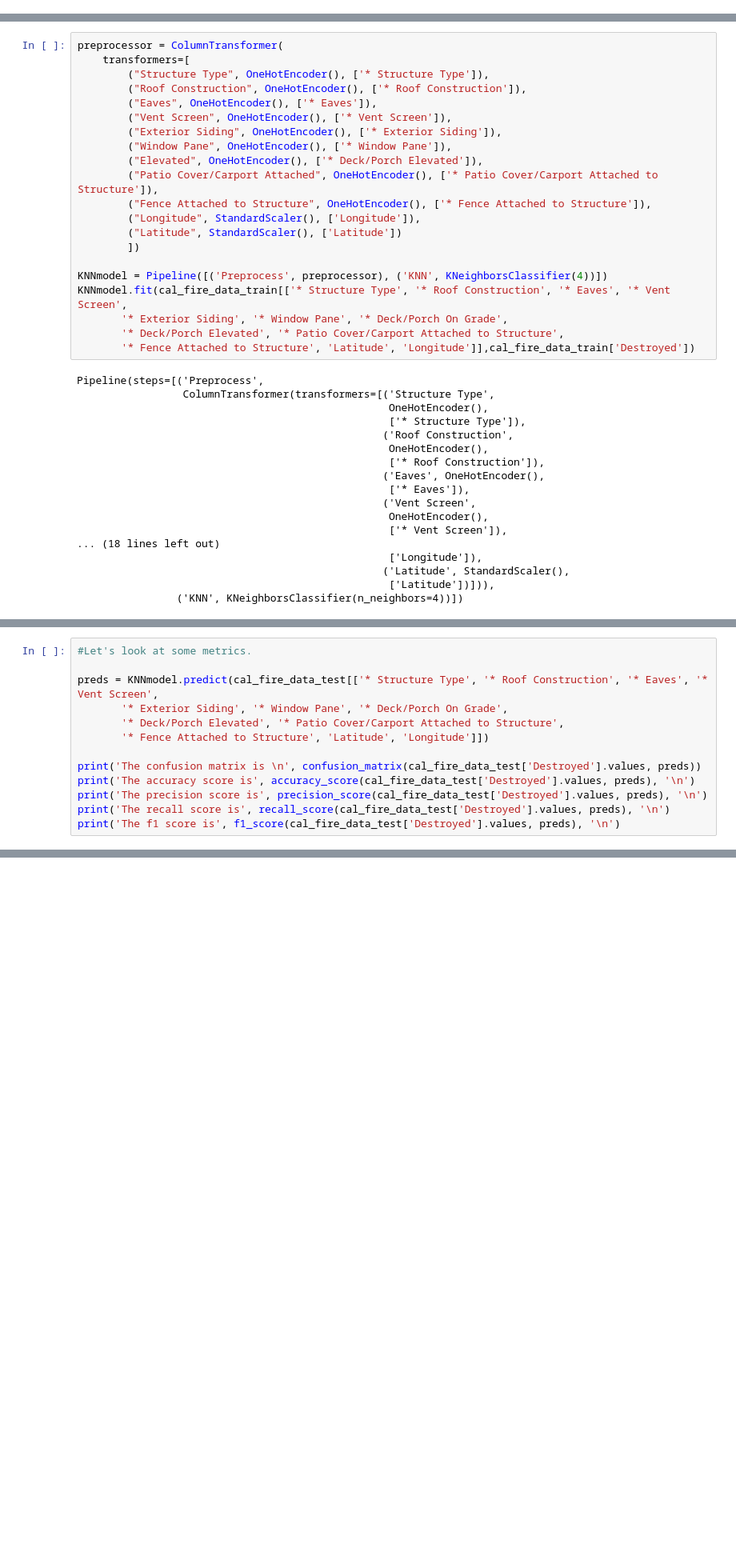
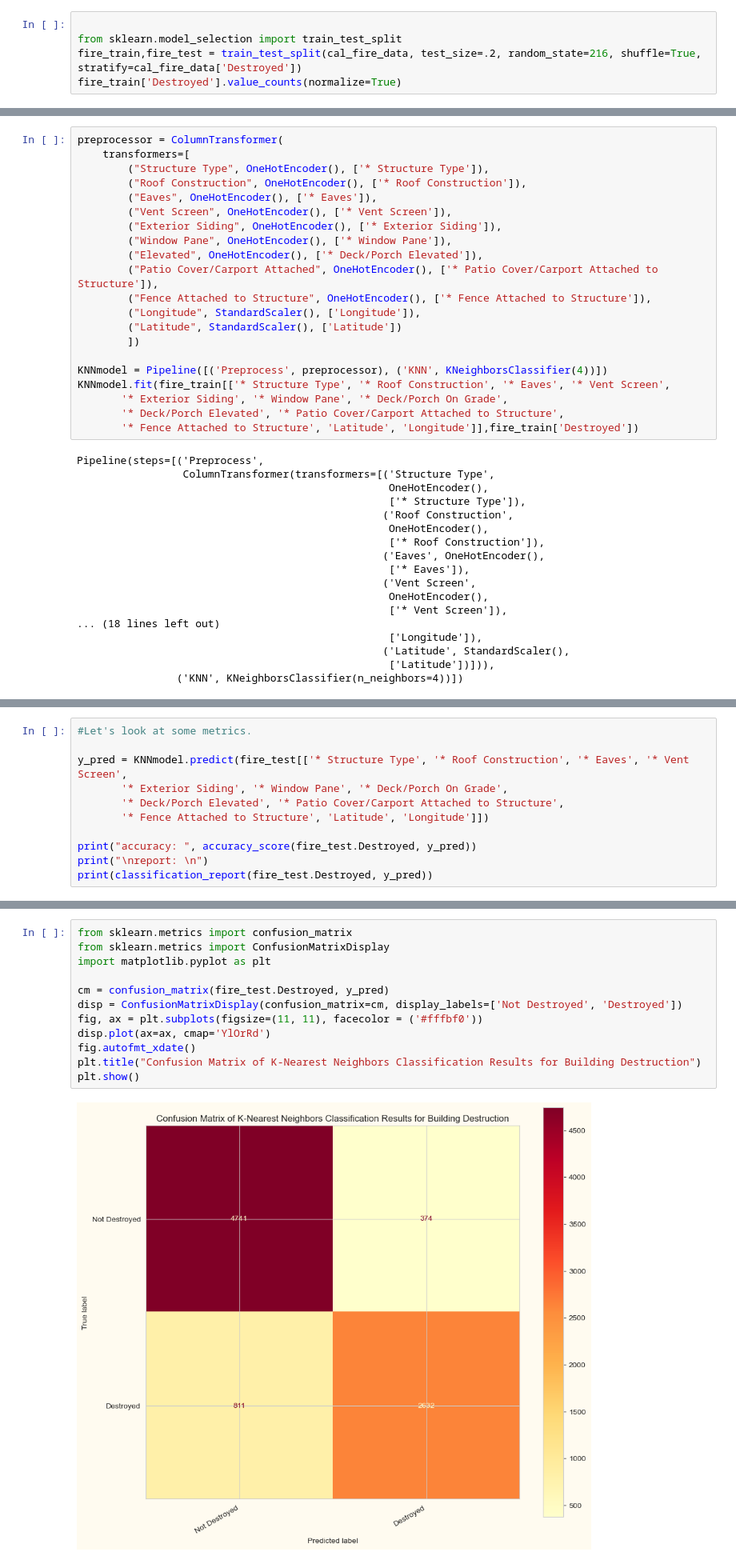
Before and after one commit to kbspecht/erdos-2025-wildfire-structural-damage, a Jupyter notebook: models/KNN_model.ipynb, the cells around one changed output, grey strips where cells are left out. Shown at 80% size. Saved outputs shown, nothing was run; the diff lists cells and outputs as text; blank space fills up the shorter version.

```diff
--- a/models/KNN_model.ipynb
+++ b/models/KNN_model.ipynb
@@ -17,0 +36,5 @@ cal_fire_data_train,cal_fire_data_test = train_test_split(cal_fire_data, test_si
+# %%
+
+from sklearn.model_selection import train_test_split
+fire_train,fire_test = train_test_split(cal_fire_data, test_size=.2, random_state=216, shuffle=True, stratify=cal_fire_data['Destroyed'])
+fire_train['Destroyed'].value_counts(normalize=True)
@@ -42,10 +70,10 @@ preprocessor = ColumnTransformer(
         ])
 
 KNNmodel = Pipeline([('Preprocess', preprocessor), ('KNN', KNeighborsClassifier(4))])
-KNNmodel.fit(cal_fire_data_train[['* Structure Type', '* Roof Construction', '* Eaves', '* Vent Screen',
+KNNmodel.fit(fire_train[['* Structure Type', '* Roof Construction', '* Eaves', '* Vent Screen',
        '* Exterior Siding', '* Window Pane', '* Deck/Porch On Grade',
        '* Deck/Porch Elevated', '* Patio Cover/Carport Attached to Structure',
-       '* Fence Attached to Structure', 'Latitude', 'Longitude']],cal_fire_data_train['Destroyed'])
+       '* Fence Attached to Structure', 'Latitude', 'Longitude']],fire_train['Destroyed'])
 # %% [output]
 Pipeline(steps=[('Preprocess',
                  ColumnTransformer(transformers=[('Structure Type',
@@ -67,14 +97,12 @@ Pipeline(steps=[('Preprocess',
 # %%
 #Let's look at some metrics.
 
-preds = KNNmodel.predict(cal_fire_data_test[['* Structure Type', '* Roof Construction', '* Eaves', '* Vent Screen',
+y_pred = KNNmodel.predict(fire_test[['* Structure Type', '* Roof Construction', '* Eaves', '* Vent Screen',
        '* Exterior Siding', '* Window Pane', '* Deck/Porch On Grade',
        '* Deck/Porch Elevated', '* Patio Cover/Carport Attached to Structure',
        '* Fence Attached to Structure', 'Latitude', 'Longitude']])
 
-print('The confusion matrix is \n', confusion_matrix(cal_fire_data_test['Destroyed'].values, preds))
-print('The accuracy score is', accuracy_score(cal_fire_data_test['Destroyed'].values, preds), '\n')
-print('The precision score is', precision_score(cal_fire_data_test['Destroyed'].values, preds), '\n')
-print('The recall score is', recall_score(cal_fire_data_test['Destroyed'].values, preds), '\n')
-print('The f1 score is', f1_score(cal_fire_data_test['Destroyed'].values, preds), '\n')
+print("accuracy: ", accuracy_score(fire_test.Destroyed, y_pred))
+print("\nreport: \n")
+print(classification_report(fire_test.Destroyed, y_pred))
 # %% [output]
@@ -90,0 +123,14 @@ The f1 score is 0.8162505814855017
+# %%
+from sklearn.metrics import confusion_matrix
+from sklearn.metrics import ConfusionMatrixDisplay
+import matplotlib.pyplot as plt
+
+cm = confusion_matrix(fire_test.Destroyed, y_pred)
+disp = ConfusionMatrixDisplay(confusion_matrix=cm, display_labels=['Not Destroyed', 'Destroyed'])
+fig, ax = plt.subplots(figsize=(11, 11), facecolor = ('#fffbf0'))
+disp.plot(ax=ax, cmap='YlOrRd')
+fig.autofmt_xdate()
+plt.title("Confusion Matrix of K-Nearest Neighbors Classification Results for Building Destruction")
+plt.show()
+# %% [output]
+[figure, added]
```
Also changed, not shown: parts of 11 cells of this notebook.
